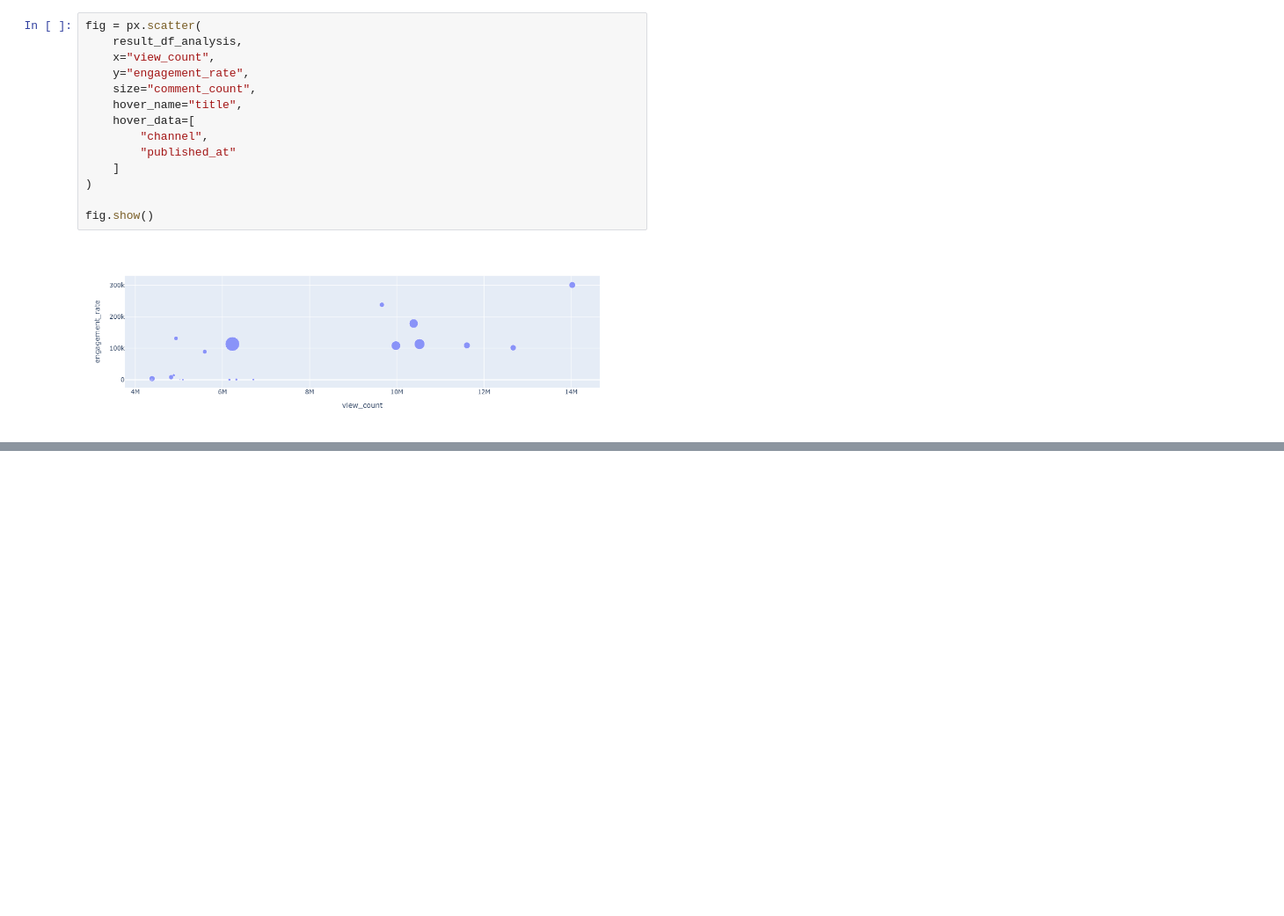
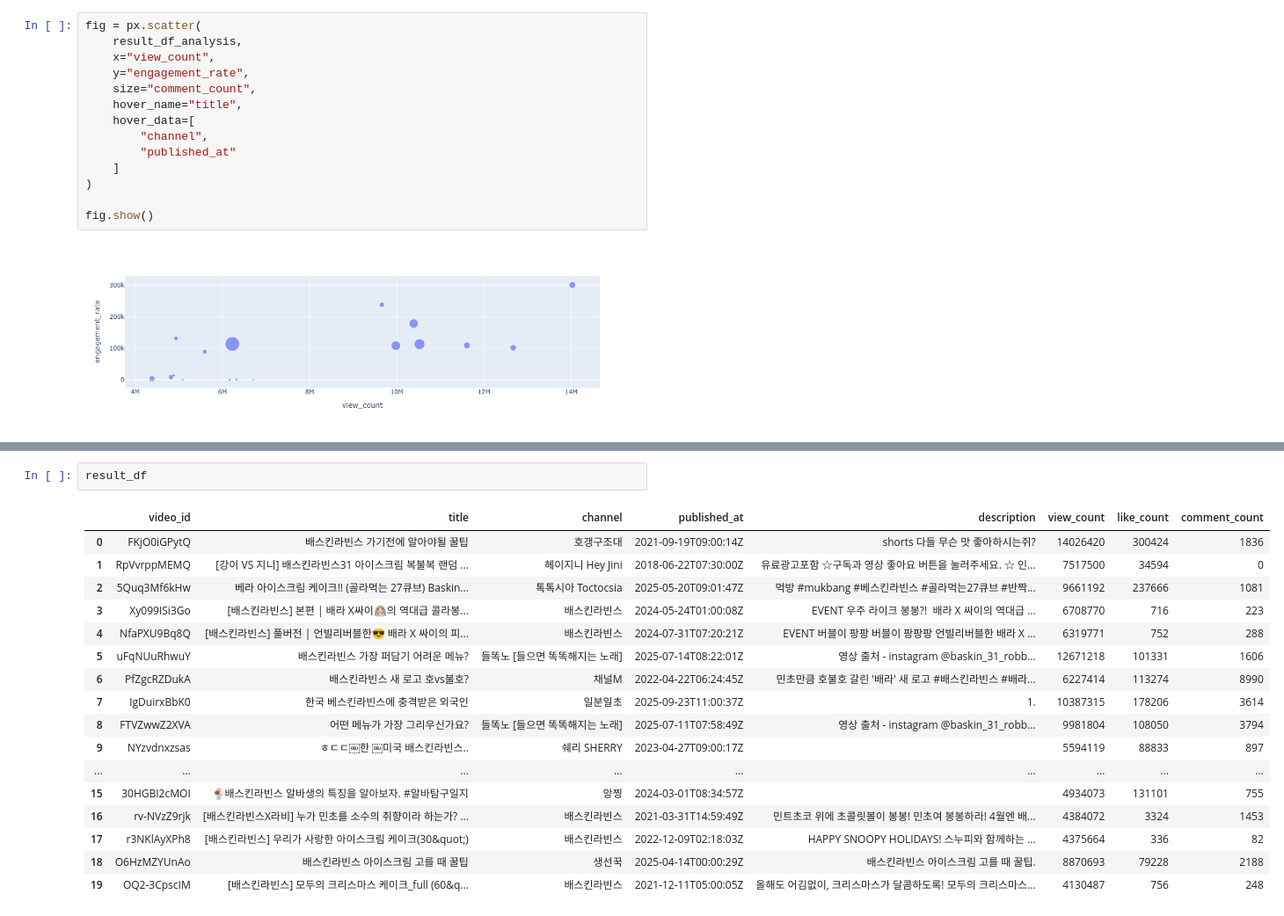
Before and after one commit to 383171a/datamarketing-Megastudy-260828, a Jupyter notebook: 261102/youtube-api_261102.ipynb, the cells around one changed output, grey strips where cells are left out. Shown at 88% size. Saved outputs shown, nothing was run; the diff lists cells and outputs as text; blank space fills up the shorter version.

```diff
--- a/261102/youtube-api_261102.ipynb
+++ b/261102/youtube-api_261102.ipynb
@@ -611,0 +632,20 @@ comments_df
+# %%
+result_df
+# %% [output]
+|  | video_id | title | channel | published_at | description | view_count | like_count | comment_count |
+| 0 | FKjO0iGPytQ | 배스킨라빈스 가기전에 알아야될 꿀팁 | 호갱구조대 | 2021-09-19T09:00:14Z | shorts 다들 무슨 맛 좋아하시는쥐? | 14026420 | 300424 | 1836 |
+| 1 | RpVvrppMEMQ | [강이 VS 지니] 배스킨라빈스31 아이스크림 복불복 랜덤 ... | 헤이지니 Hey Jini | 2018-06-22T07:30:00Z | 유료광고포함 ☆구독과 영상 좋아요 버튼을 눌러주세요. ☆ 인... | 7517500 | 34594 | 0 |
+| 2 | 5Quq3Mf6kHw | 베라 아이스크림 케이크!! (골라먹는 27큐브) Baskin... | 톡톡시아 Toctocsia | 2025-05-20T09:01:47Z | 먹방 #mukbang #베스킨라빈스 #골라먹는27큐브 #반짝... | 9661192 | 237666 | 1081 |
+| 3 | Xy099ISi3Go | [배스킨라빈스] 본편 | 배라 X싸이👩🏻‍🚀의 역대급 콜라봉... | 배스킨라빈스 | 2024-05-24T01:00:08Z | EVENT 우주 라이크 봉봉?! ‍ 배라 X 싸이의 역대급 ... | 6708770 | 716 | 223 |
+| 4 | NfaPXU9Bq8Q | [배스킨라빈스] 풀버전 | 언빌리버블한😎 배라 X 싸이의 피... | 배스킨라빈스 | 2024-07-31T07:20:21Z | EVENT 버블이 팡팡 버블이 팡팡팡 언빌리버블한 배라 X ... | 6319771 | 752 | 288 |
+| 5 | uFqNUuRhwuY | 배스킨라빈스 가장 퍼담기 어려운 메뉴? | 들똑노 [들으면 똑똑해지는 노래] | 2025-07-14T08:22:01Z | 영상 출처 - instagram @baskin_31_robb... | 12671218 | 101331 | 1606 |
+| 6 | PfZgcRZDukA | 배스킨라빈스 새 로고 호vs불호? | 채널M | 2022-04-22T06:24:45Z | 민초만큼 호불호 갈린 '배라' 새 로고 #배스킨라빈스 #배라... | 6227414 | 113274 | 8990 |
+| 7 | IgDuirxBbK0 | 한국 베스킨라빈스에 충격받은 외국인 | 일분일초 | 2025-09-23T11:00:37Z | 1. | 10387315 | 178206 | 3614 |
+| 8 | FTVZwwZ2XVA | 어떤 메뉴가 가장 그리우신가요? | 들똑노 [들으면 똑똑해지는 노래] | 2025-07-11T07:58:49Z | 영상 출처 - instagram @baskin_31_robb... | 9981804 | 108050 | 3794 |
+| 9 | NYzvdnxzsas | ㅎㄷㄷ￼한 ￼미국 배스킨라빈스.. | 쉐리 SHERRY | 2023-04-27T09:00:17Z |  | 5594119 | 88833 | 897 |
+| ... | ... | ... | ... | ... | ... | ... | ... | ... |
+| 15 | 30HGBI2cMOI | 🍨배스킨라빈스 알바생의 특징을 알아보자. #알바탐구일지 | 앙찡 | 2024-03-01T08:34:57Z |  | 4934073 | 131101 | 755 |
+| 16 | rv-NVzZ9rjk | [배스킨라빈스X라비] 누가 민초를 소수의 취향이라 하는가? ... | 배스킨라빈스 | 2021-03-31T14:59:49Z | 민트초코 위에 초콜릿볼이 봉봉! 민초여 봉봉하라! 4월엔 배... | 4384072 | 3324 | 1453 |
+| 17 | r3NKlAyXPh8 | [배스킨라빈스] 우리가 사랑한 아이스크림 케이크(30&quot;) | 배스킨라빈스 | 2022-12-09T02:18:03Z | HAPPY SNOOPY HOLIDAYS! 스누피와 함께하는 ... | 4375664 | 336 | 82 |
+| 18 | O6HzMZYUnAo | 배스킨라빈스 아이스크림 고를 때 꿀팁 | 생선꾹 | 2025-04-14T00:00:29Z | 배스킨라빈스 아이스크림 고를 때 꿀팁. | 8870693 | 79228 | 2188 |
+| 19 | OQ2-3CpscIM | [배스킨라빈스] 모두의 크리스마스 케이크_full (60&q... | 배스킨라빈스 | 2021-12-11T05:00:05Z | 올해도 어김없이, 크리스마스가 달콤하도록! 모두의 크리스마스... | 4130487 | 756 | 248 |
```
Also changed, not shown: parts of 17 cells of this notebook, 7 other files.
